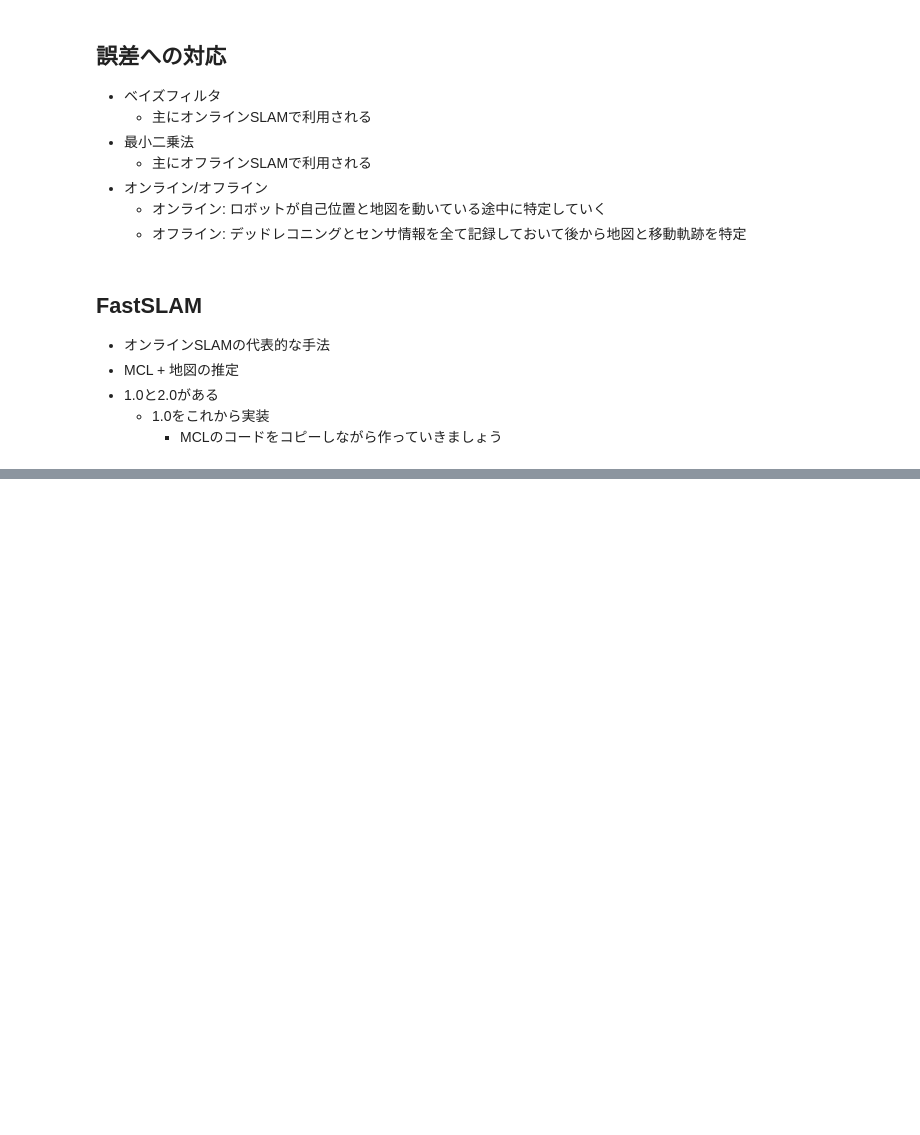
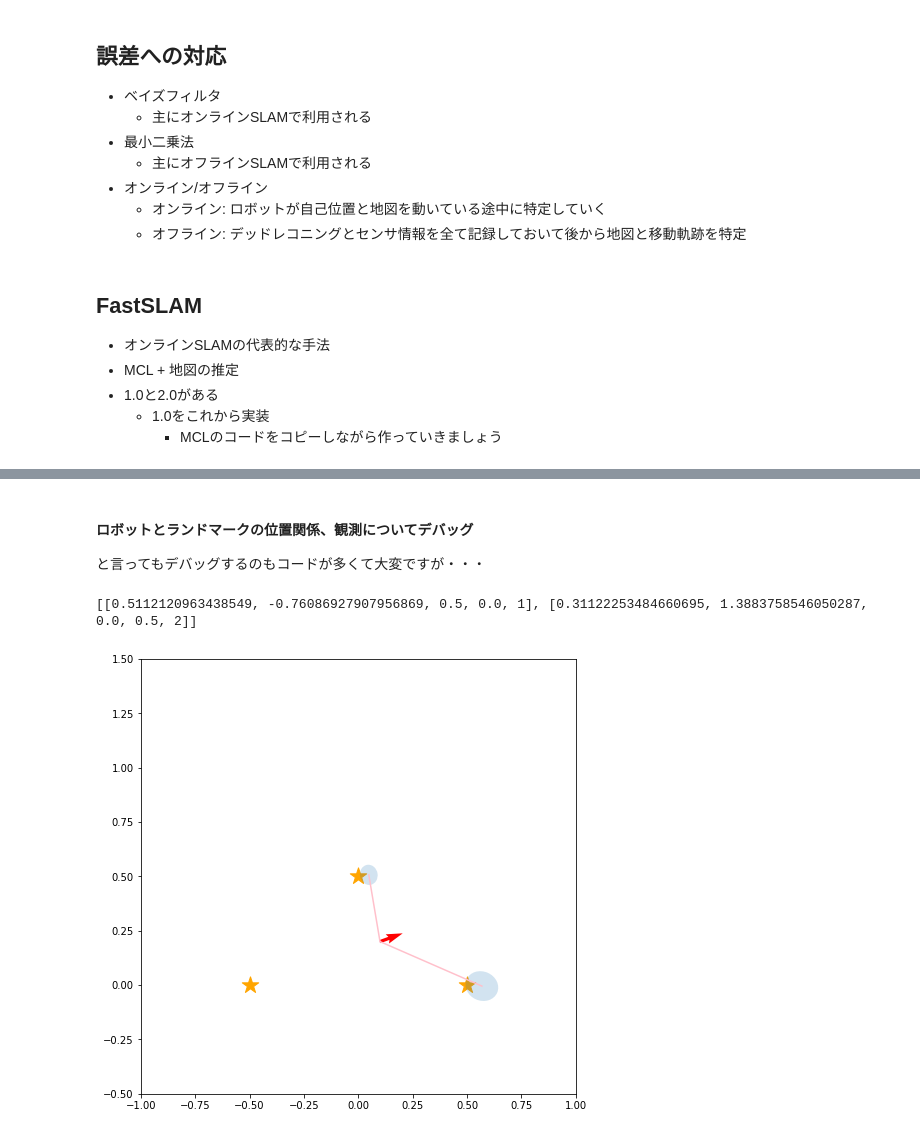
Before and after one commit to ryuichiueda/probrobo2017, a Jupyter notebook: 12.ipynb, the cells around one changed output, grey strips where cells are left out. Drawn from its saved outputs; the diff is of its cells as text; code cells hidden in the pictures; blank space fills up the shorter version.

```diff
--- a/12.ipynb
+++ b/12.ipynb
@@ -359,0 +197,54 @@ slam.draw()
+# %% [markdown]
+#### ロボットとランドマークの位置関係、観測についてデバッグ
+
+と言ってもデバッグするのもコードが多くて大変ですが・・・
+# %%
+### ここの区画のコードは消去してもSLAMが動きます ###
+observations = robot.observation(m)
+print(observations)
+
+def ellipse(x,y,cov):
+    eigen = np.linalg.eig(cov)
+    v1 = eigen[0][0] * eigen[1][0]
+    v2 = eigen[0][1] * eigen[1][1]
+    v1_direction = math.atan2(v1[1],v1[0])
+
+    elli = Ellipse([x,y],width=3*math.sqrt(np.linalg.norm(v1)),height=3*math.sqrt(np.linalg.norm(v2)),angle=v1_direction/3.14*180)
+    elli.set_alpha(0.2)
+    return elli
+
+fig = plt.figure(0,figsize=(8, 8))
+sp = fig.add_subplot(111, aspect='equal')
+sp.set_xlim(-1.0,1.0)
+sp.set_ylim(-0.5,1.5)
+
+for observation in observations:
+    x,y,theta = robot.pose
+    distance, direction,lx,ly, i = observation
+    lx = distance*math.cos(theta + direction) + x
+    ly = distance*math.sin(theta + direction) + y
+    plt.plot([robot.pose[0],  lx],[robot.pose[1],  ly],color="pink")
+
+    c = math.cos(theta + direction)
+    s = math.sin(theta + direction)
+    rot = np.array([[  c,s],
+                    [-s,c]])
+
+    err_robot = np.array([[(distance*0.1)**2,0.0],
+              [0.0,(distance*math.sin(5.0/180.0*math.pi))**2]])
+    err_world = (rot).dot(err_robot).dot((rot).T)
+
+    eigen = np.linalg.eig(err_world)
+    v1 = eigen[0][0] * eigen[1][0]
+    v2 = eigen[0][1] * eigen[1][1]
+    v1_direction = math.atan2(v1[1],v1[0])
+
+    elli = Ellipse([lx,ly],width=3*math.sqrt(np.linalg.norm(v1)),height=3*math.sqrt(np.linalg.norm(v2)),angle=v1_direction/3.14*180)
+    elli.set_alpha(0.2)
+    sp.add_artist(elli)
+
+robot.draw()
+m.draw()
+# %% [output]
+[[0.5112120963438549, -0.76086927907956869, 0.5, 0.0, 1], [0.31122253484660695, 1.3883758546050287, 0.0, 0.5, 2]]
+[figure, added]
```
Also changed, not shown: parts of 35 cells of this notebook.
